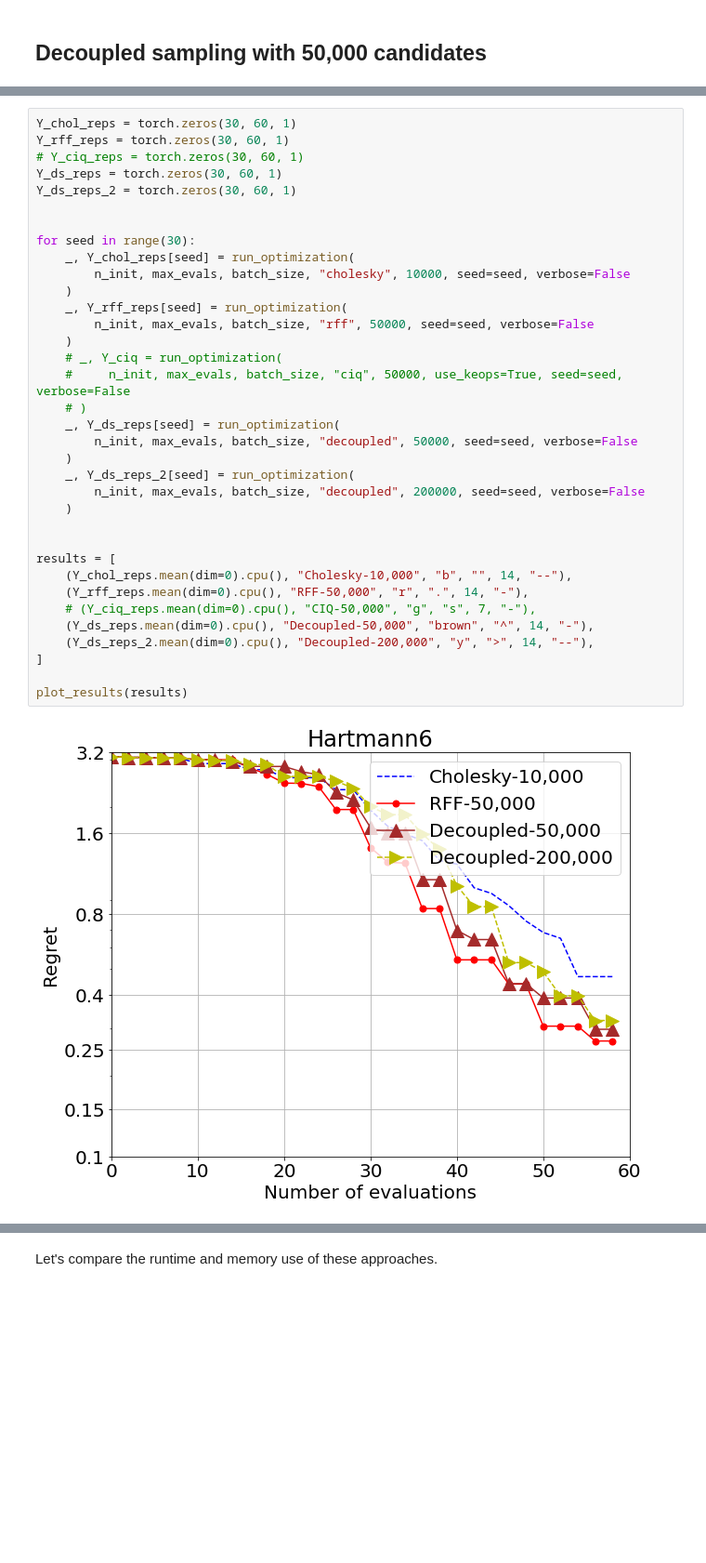
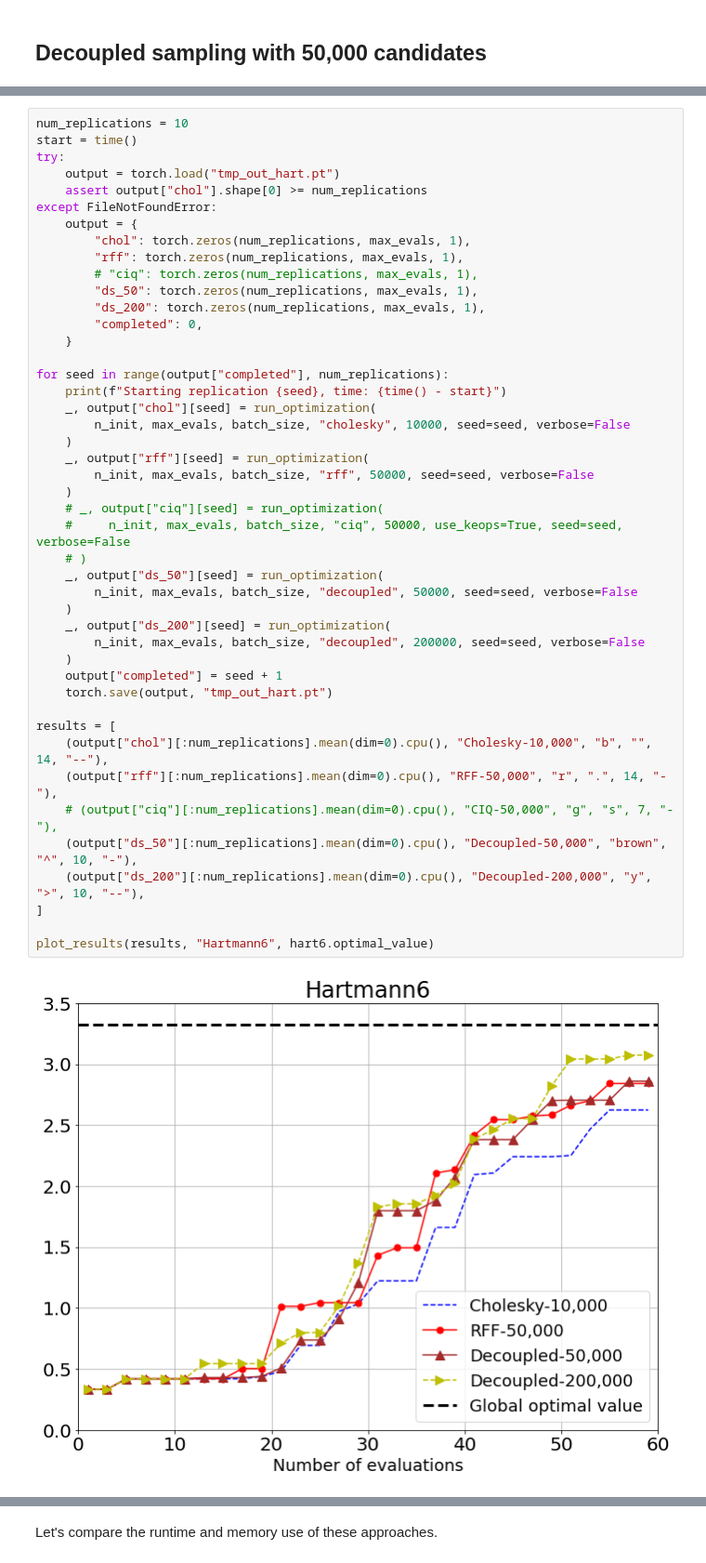
Before and after one commit to saitcakmak/gp-sampling, a Jupyter notebook: notebooks/ciq_thompson_sampling.ipynb, the cells around one changed output, grey strips where cells are left out. Shown at 93% size. Saved outputs shown, nothing was run; the diff lists cells and outputs as text; blank space fills up the shorter version.

```diff
--- a/notebooks/ciq_thompson_sampling.ipynb
+++ b/notebooks/ciq_thompson_sampling.ipynb
@@ -266,37 +258,47 @@ replications to get a better comparison.
 # %%
-Y_chol_reps = torch.zeros(30, 60, 1)
-Y_rff_reps = torch.zeros(30, 60, 1)
-# Y_ciq_reps = torch.zeros(30, 60, 1)
-Y_ds_reps = torch.zeros(30, 60, 1)
-Y_ds_reps_2 = torch.zeros(30, 60, 1)
+num_replications = 10
+start = time()
+try:
+    output = torch.load("tmp_out_hart.pt")
+    assert output["chol"].shape[0] >= num_replications
+except FileNotFoundError:
+    output = {
+        "chol": torch.zeros(num_replications, max_evals, 1),
+        "rff": torch.zeros(num_replications, max_evals, 1),
+        # "ciq": torch.zeros(num_replications, max_evals, 1),
+        "ds_50": torch.zeros(num_replications, max_evals, 1),
+        "ds_200": torch.zeros(num_replications, max_evals, 1),
+        "completed": 0,
+    }
 
-
-for seed in range(30):
-    _, Y_chol_reps[seed] = run_optimization(
+for seed in range(output["completed"], num_replications):
+    print(f"Starting replication {seed}, time: {time() - start}")
+    _, output["chol"][seed] = run_optimization(
         n_init, max_evals, batch_size, "cholesky", 10000, seed=seed, verbose=False
     )
-    _, Y_rff_reps[seed] = run_optimization(
+    _, output["rff"][seed] = run_optimization(
         n_init, max_evals, batch_size, "rff", 50000, seed=seed, verbose=False
     )
-    # _, Y_ciq = run_optimization(
+    # _, output["ciq"][seed] = run_optimization(
     #     n_init, max_evals, batch_size, "ciq", 50000, use_keops=True, seed=seed, verbose=False
     # )
-    _, Y_ds_reps[seed] = run_optimization(
+    _, output["ds_50"][seed] = run_optimization(
         n_init, max_evals, batch_size, "decoupled", 50000, seed=seed, verbose=False
     )
-    _, Y_ds_reps_2[seed] = run_optimization(
+    _, output["ds_200"][seed] = run_optimization(
         n_init, max_evals, batch_size, "decoupled", 200000, seed=seed, verbose=False
     )
-
+    output["completed"] = seed + 1
+    torch.save(output, "tmp_out_hart.pt")
 
 results = [
-    (Y_chol_reps.mean(dim=0).cpu(), "Cholesky-10,000", "b", "", 14, "--"),
-    (Y_rff_reps.mean(dim=0).cpu(), "RFF-50,000", "r", ".", 14, "-"),
-    # (Y_ciq_reps.mean(dim=0).cpu(), "CIQ-50,000", "g", "s", 7, "-"),
-    (Y_ds_reps.mean(dim=0).cpu(), "Decoupled-50,000", "brown", "^", 14, "-"),
-    (Y_ds_reps_2.mean(dim=0).cpu(), "Decoupled-200,000", "y", ">", 14, "--"),
+    (output["chol"][:num_replications].mean(dim=0).cpu(), "Cholesky-10,000", "b", "", 14, "--"),
+    (output["rff"][:num_replications].mean(dim=0).cpu(), "RFF-50,000", "r", ".", 14, "-"),
+    # (output["ciq"][:num_replications].mean(dim=0).cpu(), "CIQ-50,000", "g", "s", 7, "-"),
+    (output["ds_50"][:num_replications].mean(dim=0).cpu(), "Decoupled-50,000", "brown", "^", 10, "-"),
+    (output["ds_200"][:num_replications].mean(dim=0).cpu(), "Decoupled-200,000", "y", ">", 10, "--"),
 ]
 
-plot_results(results)
+plot_results(results, "Hartmann6", hart6.optimal_value)
 # %% [output]
-[figure, old version]
+[figure, new version]
```
Also changed, not shown: parts of 18 cells of this notebook.
